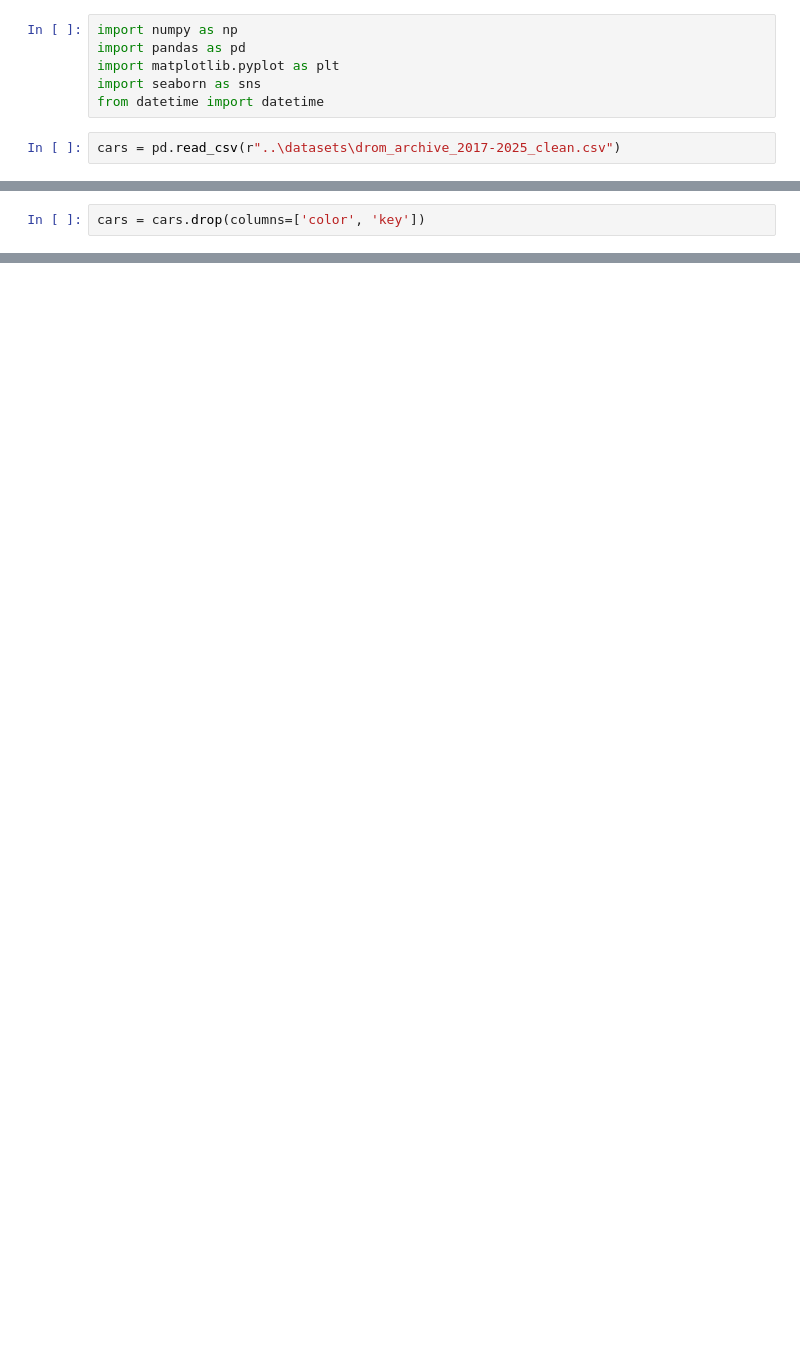
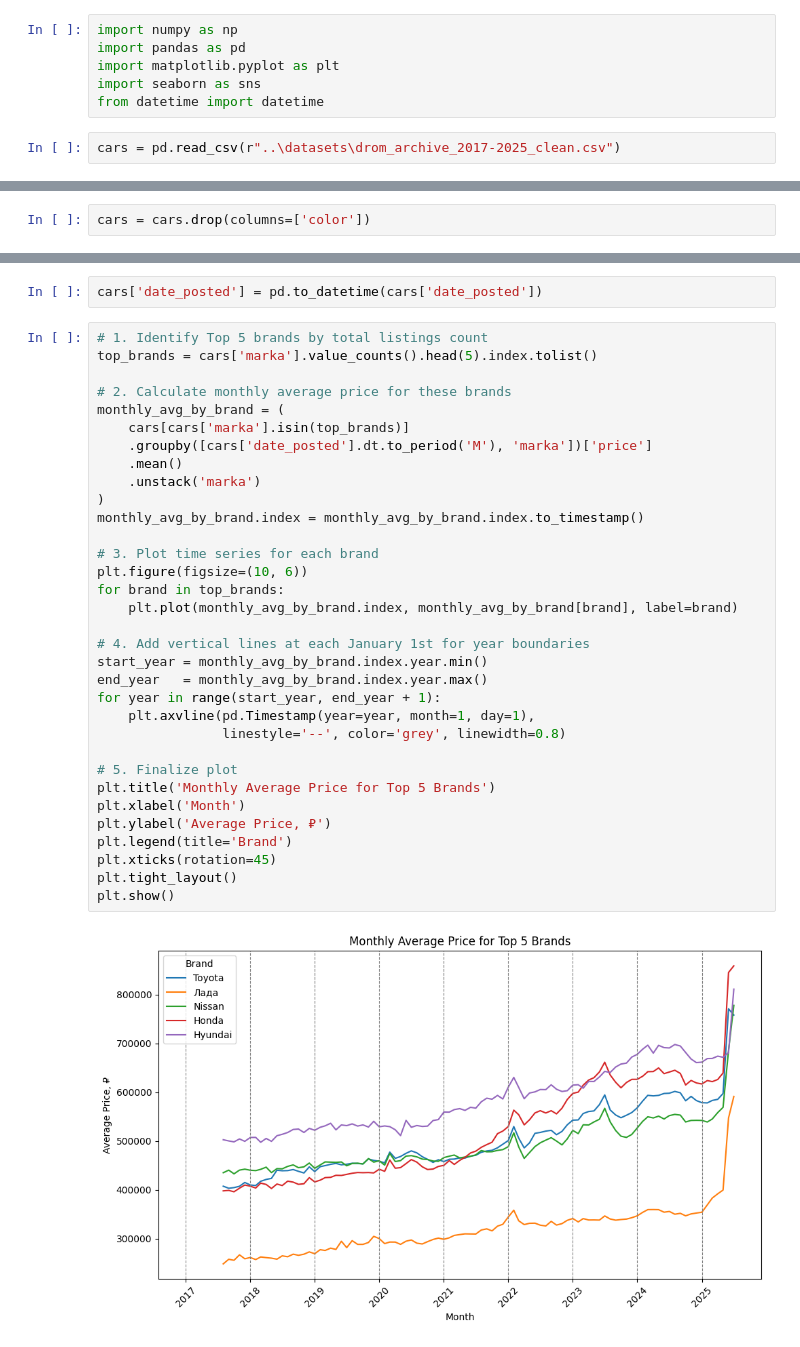
Before and after one commit to Dannissimo20/Car-valuation, a Jupyter notebook: notebooks/hist_prepare.ipynb, the cells around one changed output, grey strips where cells are left out. Drawn from its saved outputs; the diff is of its cells as text; blank space fills up the shorter version.

```diff
--- a/notebooks/hist_prepare.ipynb
+++ b/notebooks/hist_prepare.ipynb
@@ -29,2 +9,2 @@ memory usage: 1.2 GB
 # %%
-cars = cars.drop(columns=['color', 'key'])
+cars = cars.drop(columns=['color'])
@@ -30,0 +31,37 @@ cars = cars.drop(columns=['color', 'key'])
+# %%
+cars['date_posted'] = pd.to_datetime(cars['date_posted'])
+# %%
+# 1. Identify Top 5 brands by total listings count
+top_brands = cars['marka'].value_counts().head(5).index.tolist()
+
+# 2. Calculate monthly average price for these brands
+monthly_avg_by_brand = (
+    cars[cars['marka'].isin(top_brands)]
+    .groupby([cars['date_posted'].dt.to_period('M'), 'marka'])['price']
+    .mean()
+    .unstack('marka')
+)
+monthly_avg_by_brand.index = monthly_avg_by_brand.index.to_timestamp()
+
+# 3. Plot time series for each brand
+plt.figure(figsize=(10, 6))
+for brand in top_brands:
+    plt.plot(monthly_avg_by_brand.index, monthly_avg_by_brand[brand], label=brand)
+
+# 4. Add vertical lines at each January 1st for year boundaries
+start_year = monthly_avg_by_brand.index.year.min()
+end_year   = monthly_avg_by_brand.index.year.max()
+for year in range(start_year, end_year + 1):
+    plt.axvline(pd.Timestamp(year=year, month=1, day=1),
+                linestyle='--', color='grey', linewidth=0.8)
+
+# 5. Finalize plot
+plt.title('Monthly Average Price for Top 5 Brands')
+plt.xlabel('Month')
+plt.ylabel('Average Price, ₽')
+plt.legend(title='Brand')
+plt.xticks(rotation=45)
+plt.tight_layout()
+plt.show()
+# %% [output]
+[figure, added]
```
Also changed, not shown: parts of 3 cells of this notebook.
